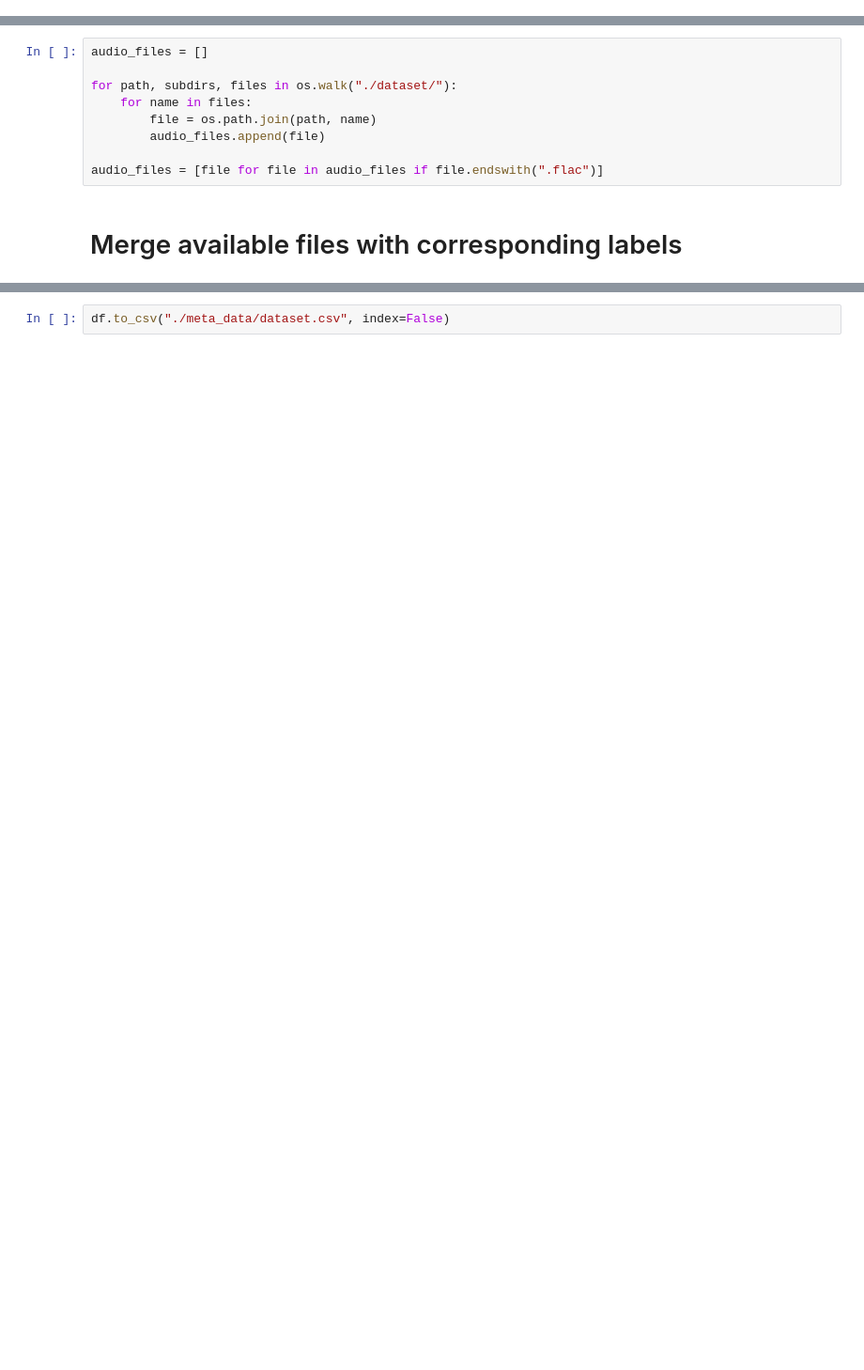
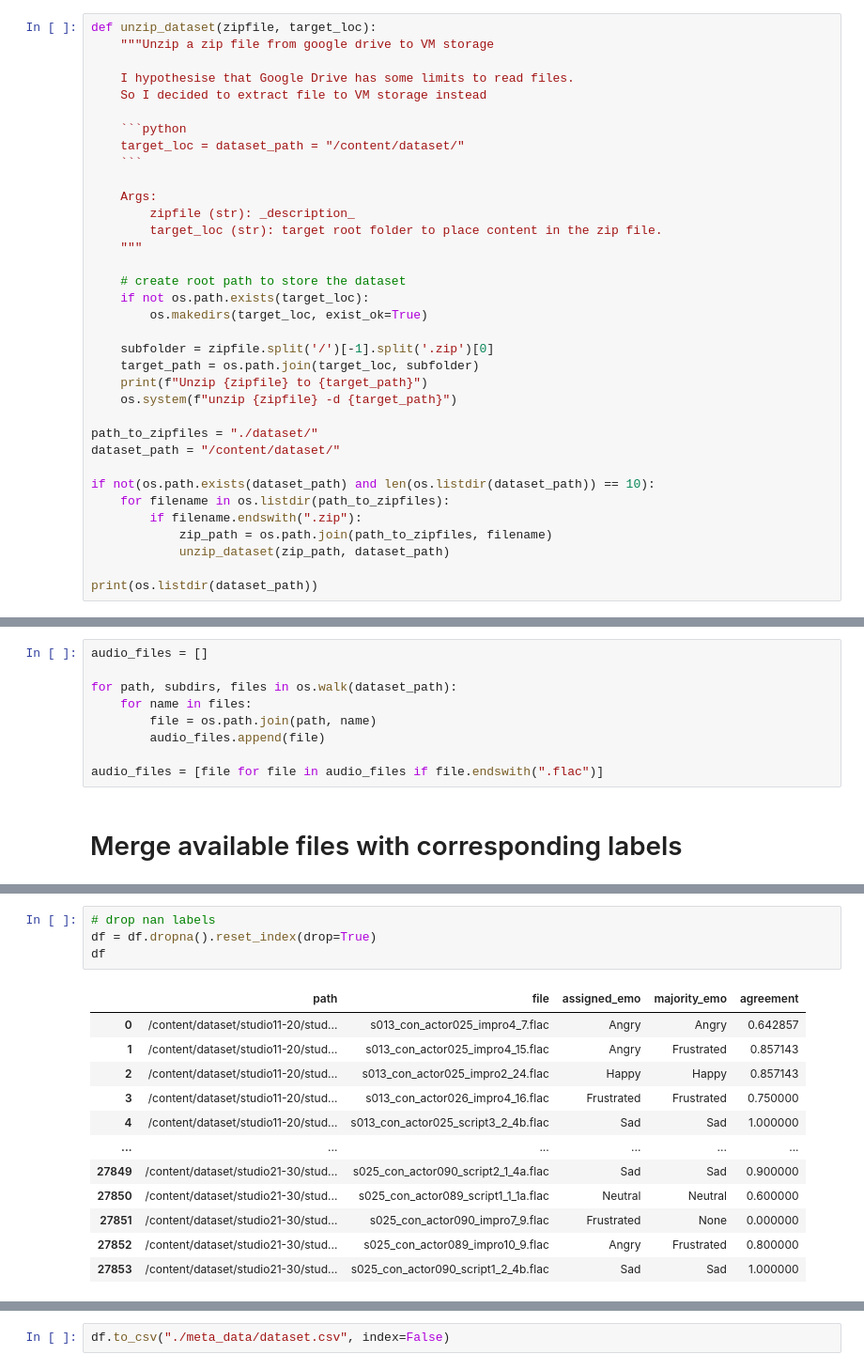
Before and after one commit to chuan-khuna/ThaiSER, a Jupyter notebook: Preprocess Json to CSV.ipynb, the cells around one changed output, grey strips where cells are left out. Shown: that part at 94% size. Drawn from its saved outputs; the diff is of its cells as text; blank space fills up the shorter version.

````diff
--- a/Preprocess Json to CSV.ipynb
+++ b/Preprocess Json to CSV.ipynb
@@ -135,0 +188,35 @@ raw_df
+# %%
+def unzip_dataset(zipfile, target_loc):
+    """Unzip a zip file from google drive to VM storage
+
+    I hypothesise that Google Drive has some limits to read files.
+    So I decided to extract file to VM storage instead
+
+    ```python
+    target_loc = dataset_path = "/content/dataset/"
+    ```
+
+    Args:
+        zipfile (str): _description_
+        target_loc (str): target root folder to place content in the zip file.
+    """
+
+    # create root path to store the dataset
+    if not os.path.exists(target_loc):
+        os.makedirs(target_loc, exist_ok=True)
+
+    subfolder = zipfile.split('/')[-1].split('.zip')[0]
+    target_path = os.path.join(target_loc, subfolder)
+    print(f"Unzip {zipfile} to {target_path}")
+    os.system(f"unzip {zipfile} -d {target_path}")
+
+path_to_zipfiles = "./dataset/"
+dataset_path = "/content/dataset/"
+
+if not(os.path.exists(dataset_path) and len(os.listdir(dataset_path)) == 10):
+    for filename in os.listdir(path_to_zipfiles):
+        if filename.endswith(".zip"):
+            zip_path = os.path.join(path_to_zipfiles, filename)
+            unzip_dataset(zip_path, dataset_path)
+
+print(os.listdir(dataset_path))
@@ -138,7 +236,7 @@ raw_df
 # %%
 audio_files = []
 
-for path, subdirs, files in os.walk("./dataset/"):
+for path, subdirs, files in os.walk(dataset_path):
     for name in files:
         file = os.path.join(path, name)
         audio_files.append(file)
@@ -170,0 +267,17 @@ df
+# %%
+# drop nan labels
+df = df.dropna().reset_index(drop=True)
+df
+# %% [output]
+|  | path | file | assigned_emo | majority_emo | agreement |
+| 0 | /content/dataset/studio11-20/stud... | s013_con_actor025_impro4_7.flac | Angry | Angry | 0.642857 |
+| 1 | /content/dataset/studio11-20/stud... | s013_con_actor025_impro4_15.flac | Angry | Frustrated | 0.857143 |
+| 2 | /content/dataset/studio11-20/stud... | s013_con_actor025_impro2_24.flac | Happy | Happy | 0.857143 |
+| 3 | /content/dataset/studio11-20/stud... | s013_con_actor026_impro4_16.flac | Frustrated | Frustrated | 0.750000 |
+| 4 | /content/dataset/studio11-20/stud... | s013_con_actor025_script3_2_4b.flac | Sad | Sad | 1.000000 |
+| ... | ... | ... | ... | ... | ... |
+| 27849 | /content/dataset/studio21-30/stud... | s025_con_actor090_script2_1_4a.flac | Sad | Sad | 0.900000 |
+| 27850 | /content/dataset/studio21-30/stud... | s025_con_actor089_script1_1_1a.flac | Neutral | Neutral | 0.600000 |
+| 27851 | /content/dataset/studio21-30/stud... | s025_con_actor090_impro7_9.flac | Frustrated | None | 0.000000 |
+| 27852 | /content/dataset/studio21-30/stud... | s025_con_actor089_impro10_9.flac | Angry | Frustrated | 0.800000 |
+| 27853 | /content/dataset/studio21-30/stud... | s025_con_actor090_script1_2_4b.flac | Sad | Sad | 1.000000 |
````
Also changed, not shown: parts of 35 cells of this notebook, 26 other files.
